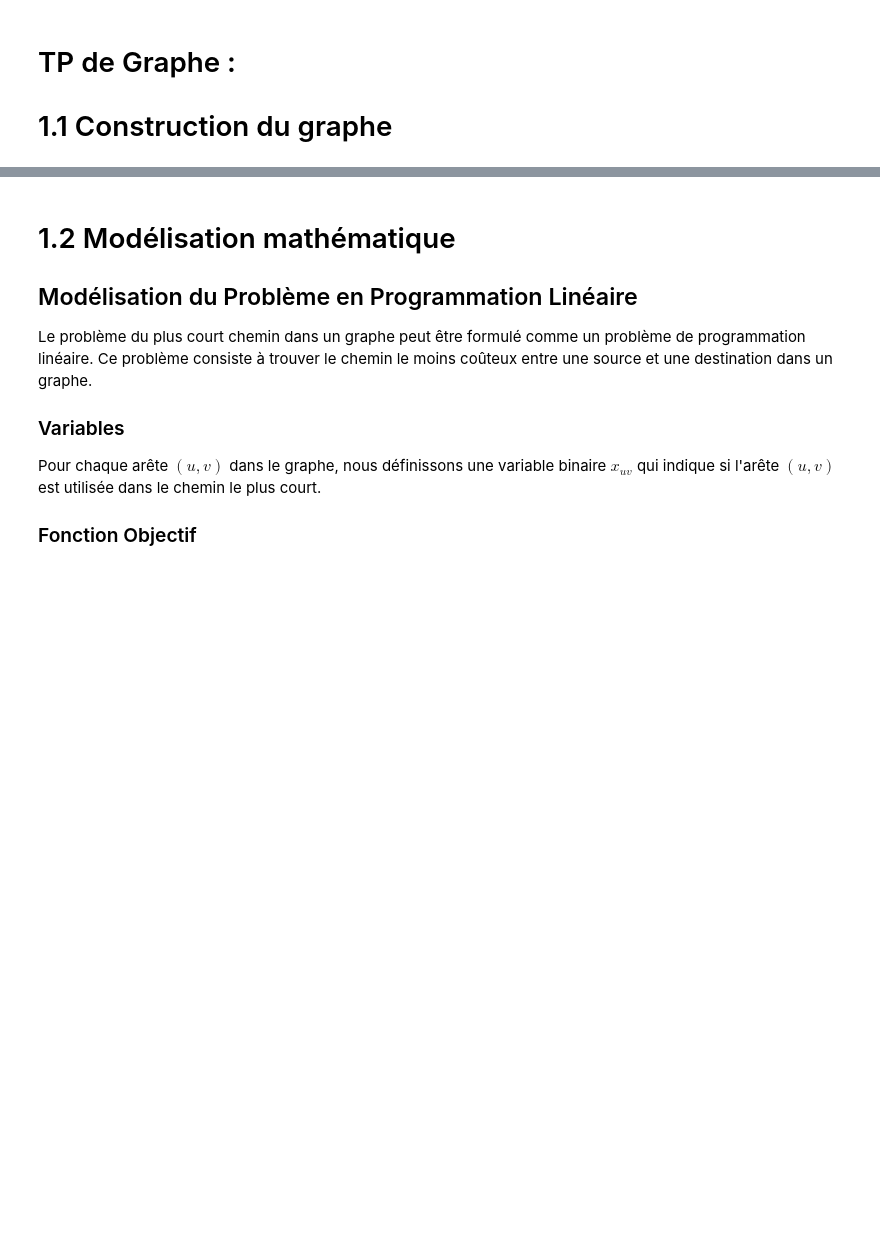
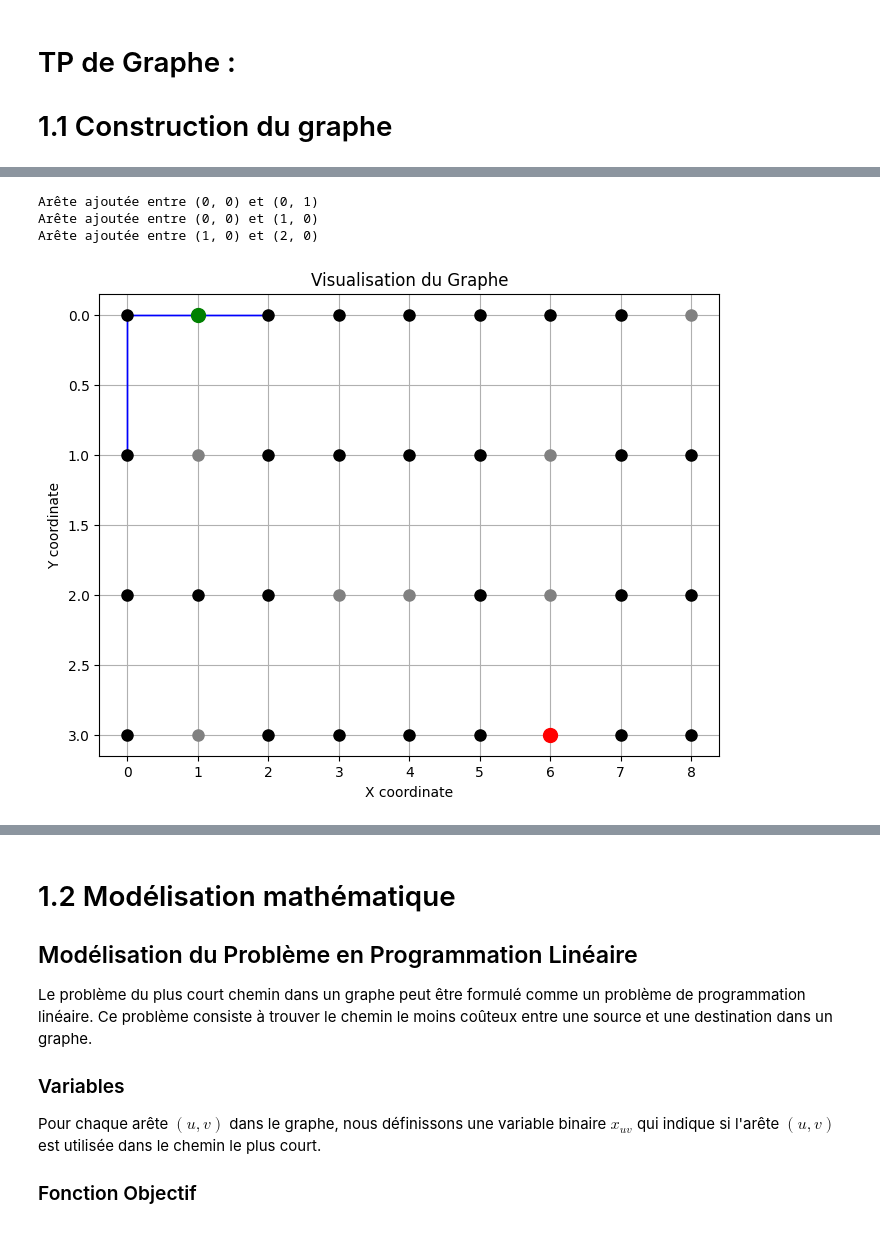
Before and after one commit to Damien-Collot/Graphes, a Jupyter notebook: TP Graphe.ipynb, the cells around one changed output, grey strips where cells are left out. Cells and saved outputs as stored; diff of their text form; code cells hidden in the pictures; blank space fills up the shorter version.

Commit message:
Fix graphe ajout arête

```diff
--- a/TP Graphe.ipynb
+++ b/TP Graphe.ipynb
@@ -113,0 +107,13 @@ graphe.tracer_graphe()
+# %%
+# Colonne en premier et ligne en deuxième pour chaque coordonnées.
+graphe.ajouter_arete((1,2),(1,1))
+graphe.ajouter_arete((0, 0), (0, 1))
+graphe.ajouter_arete((0, 0), (1, 0))
+graphe.ajouter_arete((1, 0), (2, 0))
+graphe.ajouter_arete((1, 0), (1, 1))
+graphe.tracer_graphe()
+# %% [output]
+Arête ajoutée entre (0, 0) et (0, 1)
+Arête ajoutée entre (0, 0) et (1, 0)
+Arête ajoutée entre (1, 0) et (2, 0)
+[figure, added]
```
Also changed, not shown: parts of 4 cells of this notebook.
